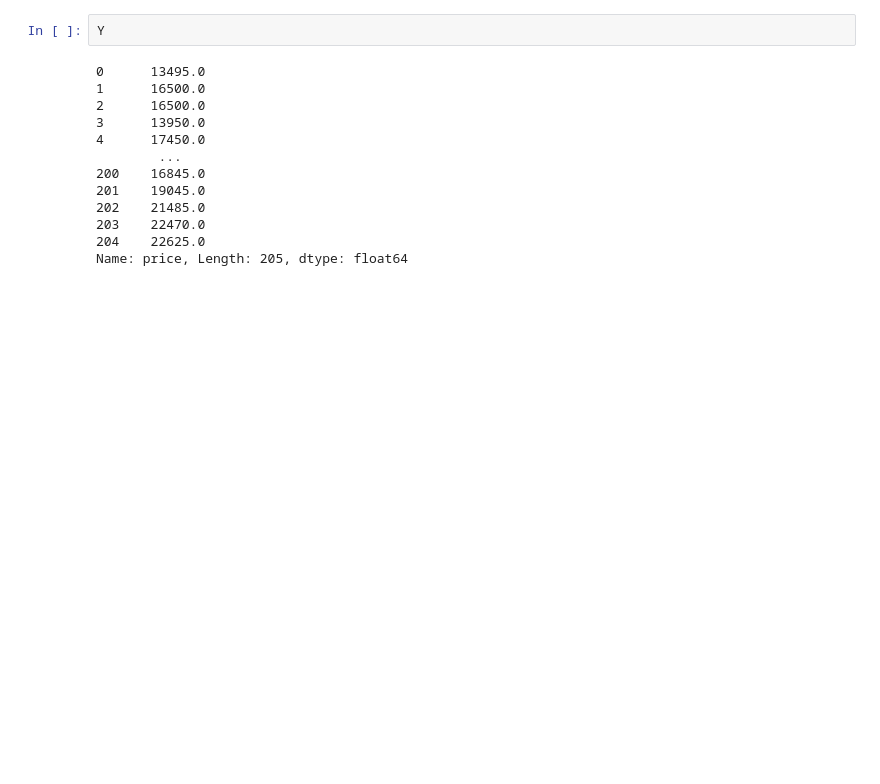
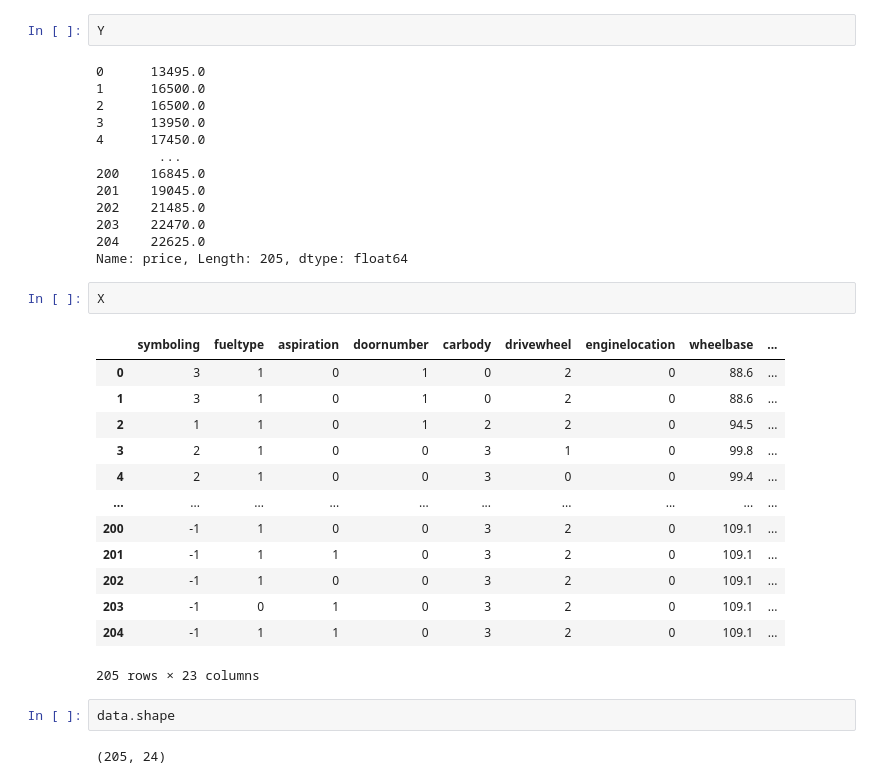
Before and after one commit to SyedUsama12/Deep-Learning1, a Jupyter notebook: Car_prediction.ipynb, the cells around one changed output. Saved outputs shown, nothing was run; the diff lists cells and outputs as text; blank space fills up the shorter version.

```diff
--- a/Car_prediction.ipynb
+++ b/Car_prediction.ipynb
@@ -207,3 +214,23 @@ Y
 203    22470.0
 204    22625.0
 Name: price, Length: 205, dtype: float64
+# %%
+X
+# %% [output]
+|  | symboling | fueltype | aspiration | doornumber | carbody | drivewheel | enginelocation | wheelbase | ... |
+| 0 | 3 | 1 | 0 | 1 | 0 | 2 | 0 | 88.6 | ... |
+| 1 | 3 | 1 | 0 | 1 | 0 | 2 | 0 | 88.6 | ... |
+| 2 | 1 | 1 | 0 | 1 | 2 | 2 | 0 | 94.5 | ... |
+| 3 | 2 | 1 | 0 | 0 | 3 | 1 | 0 | 99.8 | ... |
+| 4 | 2 | 1 | 0 | 0 | 3 | 0 | 0 | 99.4 | ... |
+| ... | ... | ... | ... | ... | ... | ... | ... | ... | ... |
+| 200 | -1 | 1 | 0 | 0 | 3 | 2 | 0 | 109.1 | ... |
+| 201 | -1 | 1 | 1 | 0 | 3 | 2 | 0 | 109.1 | ... |
+| 202 | -1 | 1 | 0 | 0 | 3 | 2 | 0 | 109.1 | ... |
+| 203 | -1 | 0 | 1 | 0 | 3 | 2 | 0 | 109.1 | ... |
+| 204 | -1 | 1 | 1 | 0 | 3 | 2 | 0 | 109.1 | ... |
+205 rows × 23 columns
+# %%
+data.shape
+# %% [output]
+(205, 24)
```
Also changed, not shown: parts of 23 cells of this notebook.
